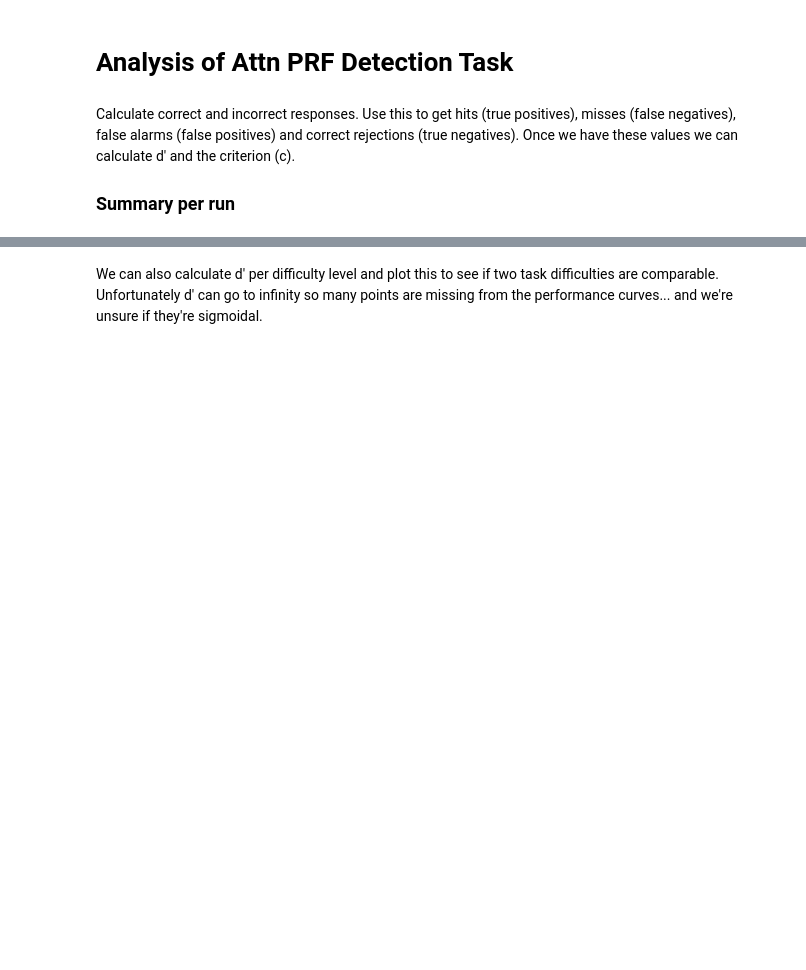
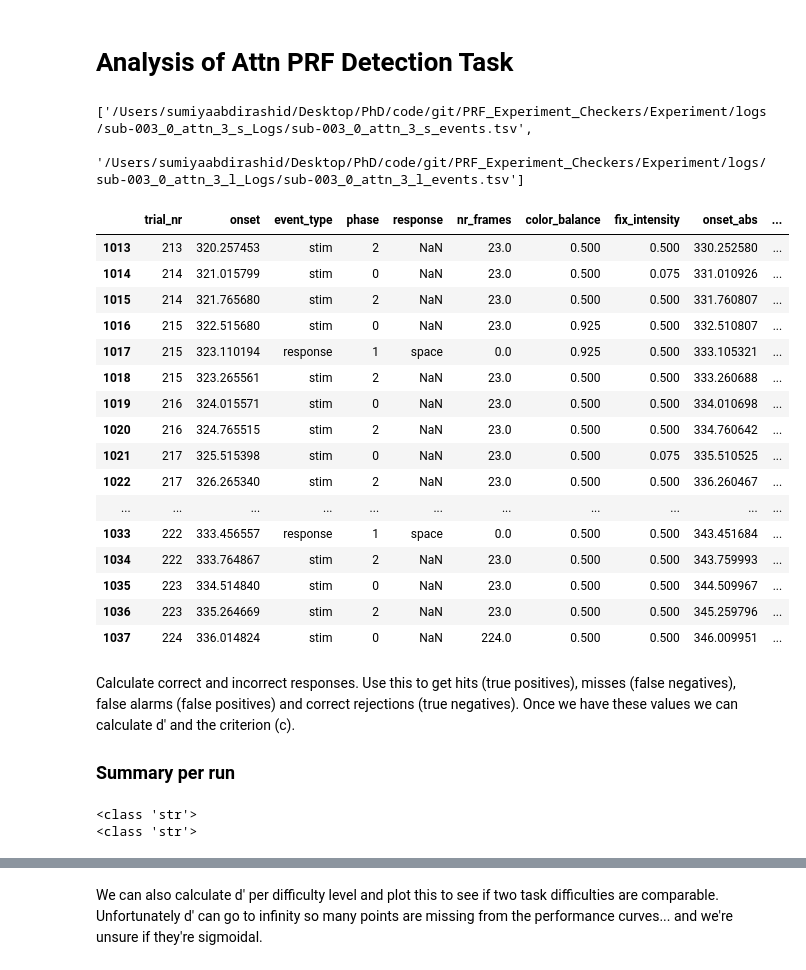
Before and after one commit to sumiyaabdi/PRF_Experiment_Checkers, a Jupyter notebook: Experiment/analysis/analysis.ipynb, the cells around one changed output, grey strips where cells are left out. Drawn from its saved outputs; the diff is of its cells as text; code cells hidden in the pictures; blank space fills up the shorter version.

```diff
--- a/Experiment/analysis/analysis.ipynb
+++ b/Experiment/analysis/analysis.ipynb
@@ -293,14 +301,44 @@ data_s = np.vstack((difficulties_s,n_correct_s, n_trials_s)).T
 # metrics, options = bf.fitmodel(data_s, nafc = 2)
 # %% [markdown]
 # Analysis of Attn PRF Detection Task
+# %%
+f_names
+# %% [output]
+['/Users/sumiyaabdirashid/Desktop/PhD/code/git/PRF_Experiment_Checkers/Experiment/logs/sub-003_0_attn_3_s_Logs/sub-003_0_attn_3_s_events.tsv',
+ '/Users/sumiyaabdirashid/Desktop/PhD/code/git/PRF_Experiment_Checkers/Experiment/logs/sub-003_0_attn_3_l_Logs/sub-003_0_attn_3_l_events.tsv']
 # %%
 wd = os.getcwd()
-f_names = glob.glob(f"{wd}/logs/*/sub-002*.tsv")
+f_names = glob.glob(f"{wd}/logs/*/sub-003*.tsv")
 all_logs = load_data(f_names)
 if 'large_prop' in all_logs.columns:
     all_logs.rename(columns = {'large_prop':'color_balance','small_prop':'fix_intensity'}, inplace = True)
-all_logs.head()
+all_logs.tail(25)
+# %% [output]
+|  | trial_nr | onset | event_type | phase | response | nr_frames | color_balance | fix_intensity | onset_abs | ... |
+| 1013 | 213 | 320.257453 | stim | 2 | NaN | 23.0 | 0.500 | 0.500 | 330.252580 | ... |
+| 1014 | 214 | 321.015799 | stim | 0 | NaN | 23.0 | 0.500 | 0.075 | 331.010926 | ... |
+| 1015 | 214 | 321.765680 | stim | 2 | NaN | 23.0 | 0.500 | 0.500 | 331.760807 | ... |
+| 1016 | 215 | 322.515680 | stim | 0 | NaN | 23.0 | 0.925 | 0.500 | 332.510807 | ... |
+| 1017 | 215 | 323.110194 | response | 1 | space | 0.0 | 0.925 | 0.500 | 333.105321 | ... |
+| 1018 | 215 | 323.265561 | stim | 2 | NaN | 23.0 | 0.500 | 0.500 | 333.260688 | ... |
+| 1019 | 216 | 324.015571 | stim | 0 | NaN | 23.0 | 0.500 | 0.500 | 334.010698 | ... |
+| 1020 | 216 | 324.765515 | stim | 2 | NaN | 23.0 | 0.500 | 0.500 | 334.760642 | ... |
+| 1021 | 217 | 325.515398 | stim | 0 | NaN | 23.0 | 0.500 | 0.075 | 335.510525 | ... |
+| 1022 | 217 | 326.265340 | stim | 2 | NaN | 23.0 | 0.500 | 0.500 | 336.260467 | ... |
+| ... | ... | ... | ... | ... | ... | ... | ... | ... | ... | ... |
+| 1033 | 222 | 333.456557 | response | 1 | space | 0.0 | 0.500 | 0.500 | 343.451684 | ... |
+| 1034 | 222 | 333.764867 | stim | 2 | NaN | 23.0 | 0.500 | 0.500 | 343.759993 | ... |
+| 1035 | 223 | 334.514840 | stim | 0 | NaN | 23.0 | 0.500 | 0.500 | 344.509967 | ... |
+| 1036 | 223 | 335.264669 | stim | 2 | NaN | 23.0 | 0.500 | 0.500 | 345.259796 | ... |
+| 1037 | 224 | 336.014824 | stim | 0 | NaN | 224.0 | 0.500 | 0.500 | 346.009951 | ... |
 # %% [markdown]
 Calculate correct and incorrect responses. Use this to get hits (true positives), misses (false negatives), false alarms (false positives) and correct rejections (true negatives). Once we have these values we can calculate d' and the criterion (c).
 
 ### Summary per run
+# %%
+ts = all_logs.task.unique()
+for i in ts:
+    print(type(i))
+# %% [output]
+<class 'str'>
+<class 'str'>
```
Also changed, not shown: parts of 7 cells of this notebook, 4 other files.
